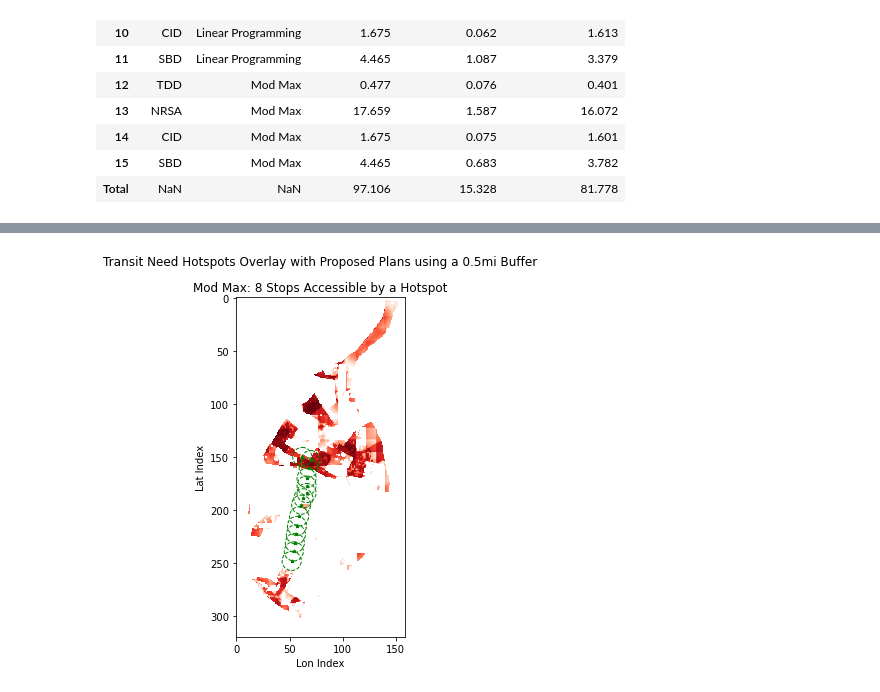
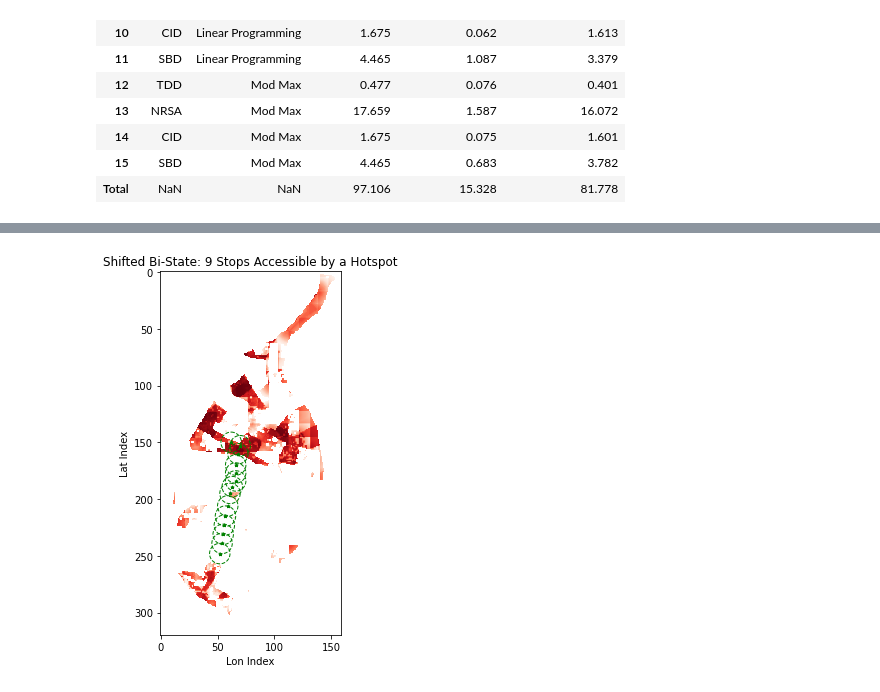
Before and after one commit to juliatompkins/trio-capstone, a Jupyter notebook: svr/SVR Classification.ipynb, the cells around one changed output, grey strips where cells are left out. Cells and saved outputs as stored; diff of their text form; code cells hidden in the pictures.

```diff
--- a/svr/SVR Classification.ipynb
+++ b/svr/SVR Classification.ipynb
@@ -726,39 +728,41 @@ fig, ax = plt.subplots(figsize=(8, 6))
 shapefile_path = r"plans\NudgedOrigStops.shp"
 data = gpd.read_file(shapefile_path)
 data = data.to_crs("EPSG:4326")  # Reproject to target CRS
-
+count = 0
 collocated_points = []
 for idx, row in data.iterrows():
     lon, lat = row.geometry.x, row.geometry.y
     col = int((lon - data_ext_4326[0]) / ((data_ext_4326[2] - data_ext_4326[0]) / n))
     row = int((data_ext_4326[3] - lat) / ((data_ext_4326[3] - data_ext_4326[1]) / m))
     collocated_points.append((col, row))
 
-
     # Plotting code
     radius_feet = 5280 // 2  # Example radius in feet, replace with your desired value
     radius_degrees = radius_feet / (approx_km_per_degree_lat * km_to_feet)
     radius_indices = int(radius_degrees * mask.shape[0] / (data_ext_4326[3] - data_ext_4326[1]))
 
-    # Create circular buffer mask
-    mask_circle = Circle((col, row), radius_indices, edgecolor='green', facecolor='none', linestyle='--')
+    y, x = np.ogrid[-row:m - row, -col:n - col]
+    mask_circle = x ** 2 + y ** 2 <= radius_indices ** 2
 
-    # Plot circular buffer as a vector circle outline
-    ax.add_patch(mask_circle)
+    # Increment count if any non-NaN value is found within the circular buffer
+    if not np.isnan(mask[mask_circle]).all():
+        count += 1
 
+    circle = Circle((col, row), radius_indices, edgecolor='green', facecolor='none', linestyle='--')
+    ax.add_patch(circle)
 ax.scatter([col for col, _ in collocated_points], [row for _, row in collocated_points],
                                 marker='*', color='green', s=10)
 
 # Plot other elements as needed
 img = ax.imshow(mask, cmap='Reds')
-ax.set_title(f"{plan_names[i]}: {overlap_count[i]} Stops Accessible by a Hotspot")
+ax.set_title(f"Shifted Bi-State: {count} Stops Accessible by a Hotspot")
 ax.set_xlabel('Lon Index')
 ax.set_ylabel('Lat Index')
 
-fig.suptitle('Transit Need Hotspots Overlay with Nudged Plan Plan using a 0.5mi Buffer')
+#fig.suptitle('Transit Need Hotspots Overlay with Nudged Plan Plan using a 0.5mi Buffer')
 plt.tight_layout()
 
 plt.savefig('outputs\OverlaySVRNudge.png')
 plt.show()
 # %% [output]
-[figure, old version]
+[figure, new version]
```
Also changed, not shown: parts of 2 cells of this notebook, 2 other files.
